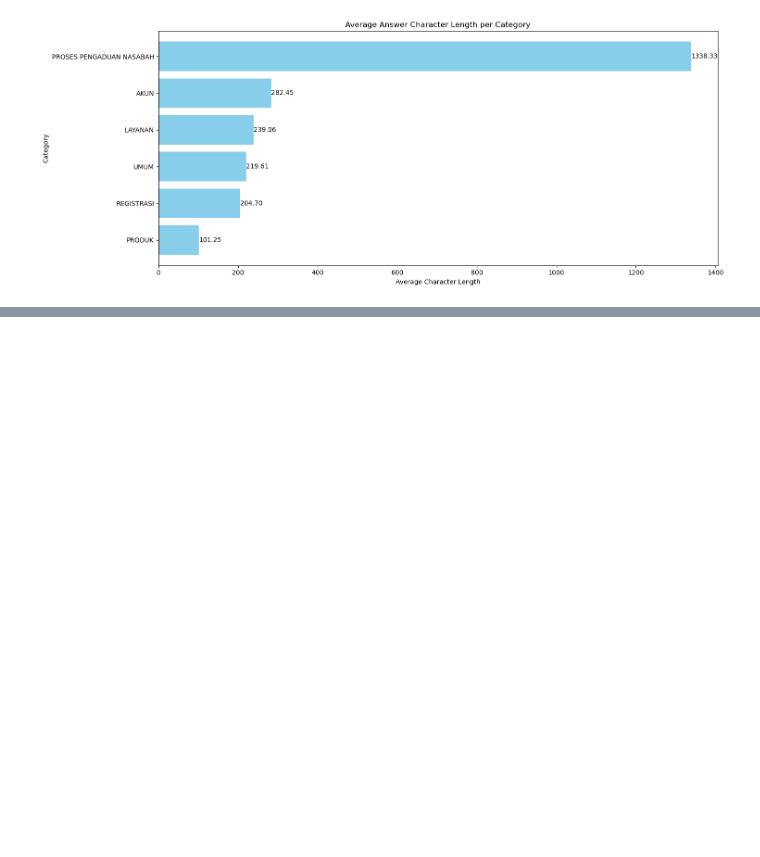
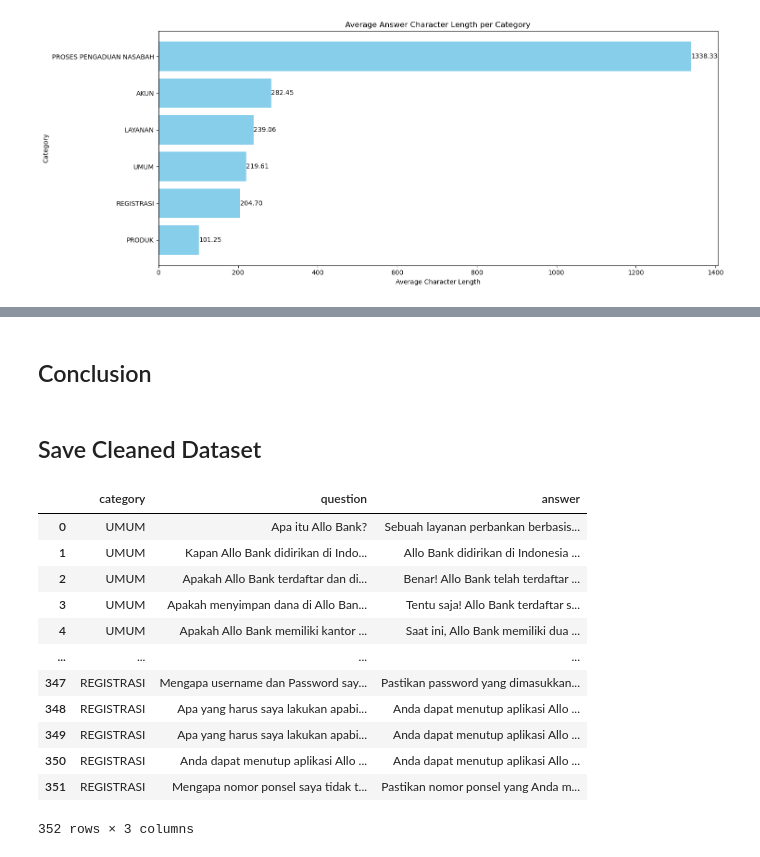
Before and after one commit to FTDS-assignment-bay/p2-final-project-area-41, a Jupyter notebook: EDA/allobank_faq_eda.ipynb, the cells around one changed output, grey strips where cells are left out. Cells and saved outputs as stored; diff of their text form; code cells hidden in the pictures; blank space fills up the shorter version.

```diff
--- a/EDA/allobank_faq_eda.ipynb
+++ b/EDA/allobank_faq_eda.ipynb
@@ -266,0 +261,23 @@ plt.show()
+# %% [markdown]
+## Conclusion
+# %% [markdown]
+## Save Cleaned Dataset
+# %%
+# Drop question and answer character length column
+col_to_drop = ['question_len', 'answer_len']
+df_clean = df_clean.drop(col_to_drop, axis=1)
+df_clean
+# %% [output]
+|  | category | question | answer |
+| 0 | UMUM | Apa itu Allo Bank? | Sebuah layanan perbankan berbasis... |
+| 1 | UMUM | Kapan Allo Bank didirikan di Indo... | Allo Bank didirikan di Indonesia ... |
+| 2 | UMUM | Apakah Allo Bank terdaftar dan di... | Benar! Allo Bank telah terdaftar ... |
+| 3 | UMUM | Apakah menyimpan dana di Allo Ban... | Tentu saja! Allo Bank terdaftar s... |
+| 4 | UMUM | Apakah Allo Bank memiliki kantor ... | Saat ini, Allo Bank memiliki dua ... |
+| ... | ... | ... | ... |
+| 347 | REGISTRASI | Mengapa username dan Password say... | Pastikan password yang dimasukkan... |
+| 348 | REGISTRASI | Apa yang harus saya lakukan apabi... | Anda dapat menutup aplikasi Allo ... |
+| 349 | REGISTRASI | Apa yang harus saya lakukan apabi... | Anda dapat menutup aplikasi Allo ... |
+| 350 | REGISTRASI | Anda dapat menutup aplikasi Allo ... | Anda dapat menutup aplikasi Allo ... |
+| 351 | REGISTRASI | Mengapa nomor ponsel saya tidak t... | Pastikan nomor ponsel yang Anda m... |
+352 rows × 3 columns
```
Also changed, not shown: parts of 25 cells of this notebook, 1 other file.
